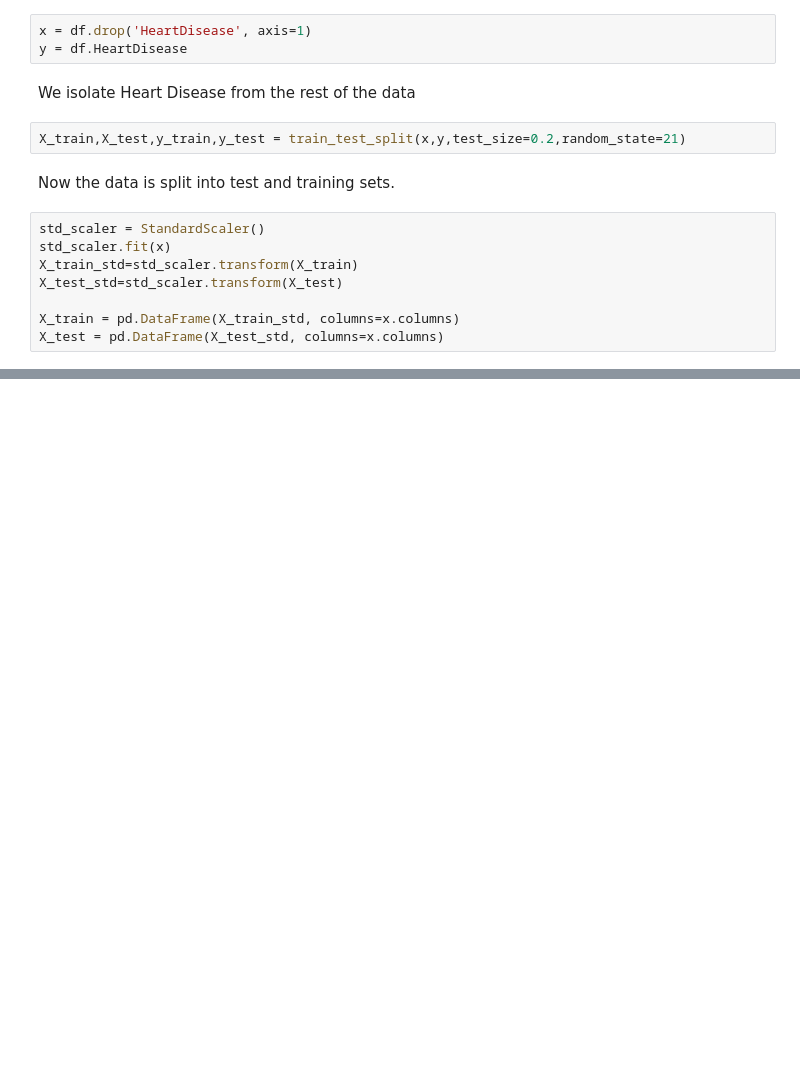
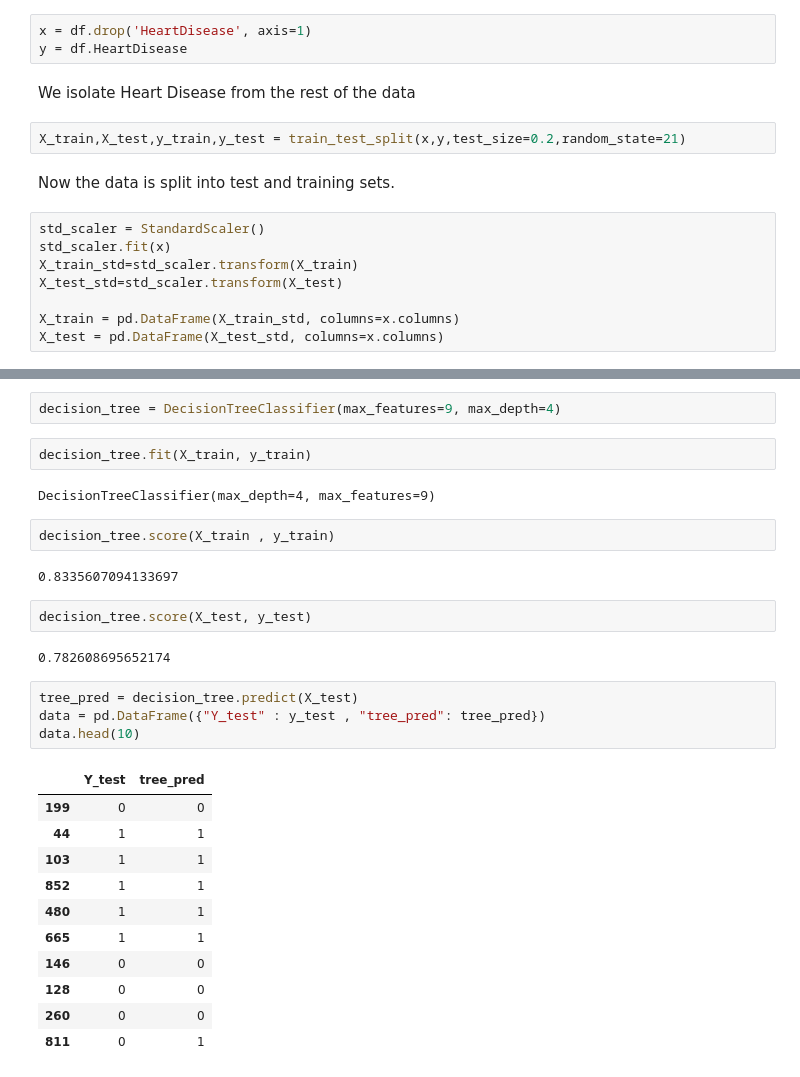
Before and after one commit to ewashley/Heart-Failure-Capstone, a Jupyter notebook: heart_data.ipynb, the cells around one changed output, grey strips where cells are left out. Saved outputs shown, nothing was run; the diff lists cells and outputs as text; blank space fills up the shorter version.

```diff
--- a/heart_data.ipynb
+++ b/heart_data.ipynb
@@ -207,0 +217,30 @@ X_test = pd.DataFrame(X_test_std, columns=x.columns)
+# %%
+decision_tree = DecisionTreeClassifier(max_features=9, max_depth=4)
+# %%
+decision_tree.fit(X_train, y_train)
+# %% [output]
+DecisionTreeClassifier(max_depth=4, max_features=9)
+# %%
+decision_tree.score(X_train , y_train)
+# %% [output]
+0.8335607094133697
+# %%
+decision_tree.score(X_test, y_test)
+# %% [output]
+0.782608695652174
+# %%
+tree_pred = decision_tree.predict(X_test)
+data = pd.DataFrame({"Y_test" : y_test , "tree_pred": tree_pred})
+data.head(10)
+# %% [output]
+|  | Y_test | tree_pred |
+| 199 | 0 | 0 |
+| 44 | 1 | 1 |
+| 103 | 1 | 1 |
+| 852 | 1 | 1 |
+| 480 | 1 | 1 |
+| 665 | 1 | 1 |
+| 146 | 0 | 0 |
+| 128 | 0 | 0 |
+| 260 | 0 | 0 |
+| 811 | 0 | 1 |
```
Also changed, not shown: parts of 23 cells of this notebook.
